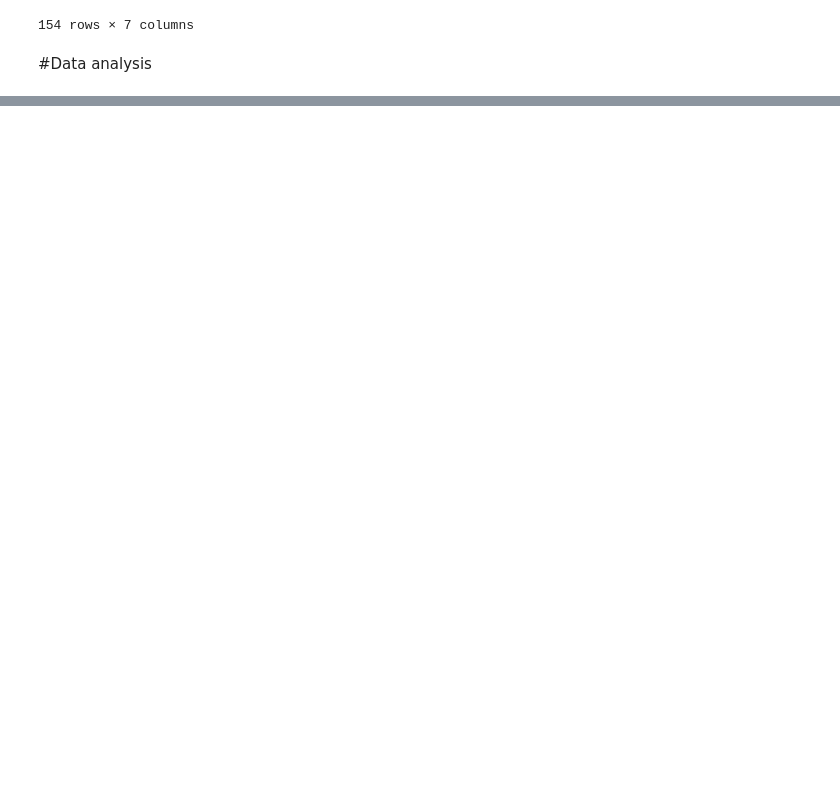
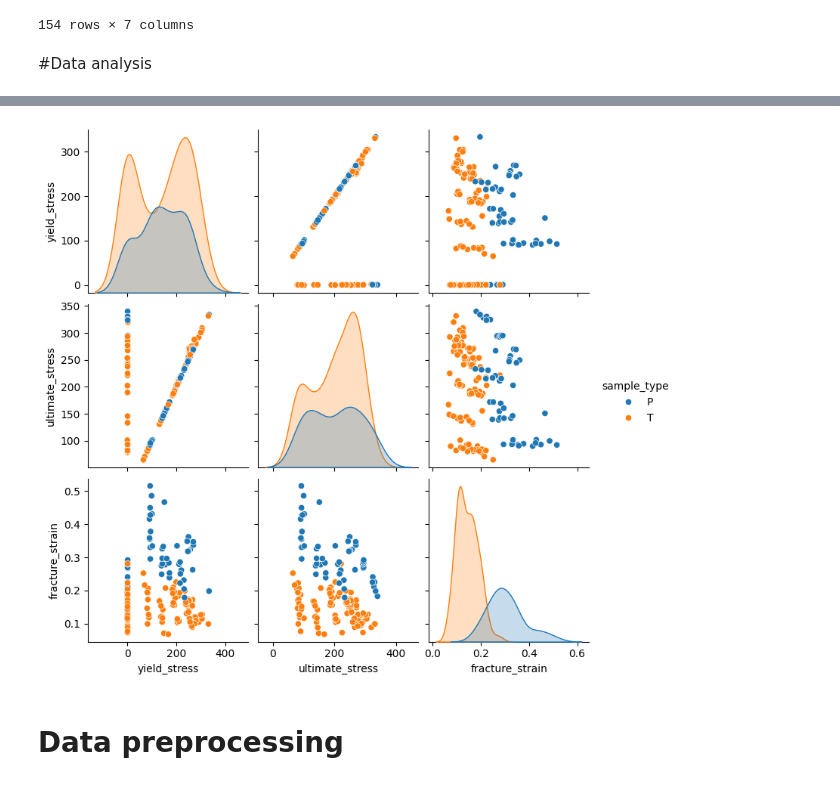
Before and after one commit to MajedeR/mechanical-stress-prediction, a Jupyter notebook: stress_prediction_6061.ipynb, the cells around one changed output, grey strips where cells are left out. Cells and saved outputs as stored; diff of their text form; code cells hidden in the pictures; blank space fills up the shorter version.

```diff
--- a/stress_prediction_6061.ipynb
+++ b/stress_prediction_6061.ipynb
@@ -151,0 +183,8 @@ plt.show()
+# %%
+#Pair plot
+sns.pairplot(df, hue='sample_type', diag_kind='kde')
+plt.show()
+# %% [output]
+[figure, added]
+# %% [markdown]
+# Data preprocessing
```
Also changed, not shown: parts of 14 cells of this notebook.
